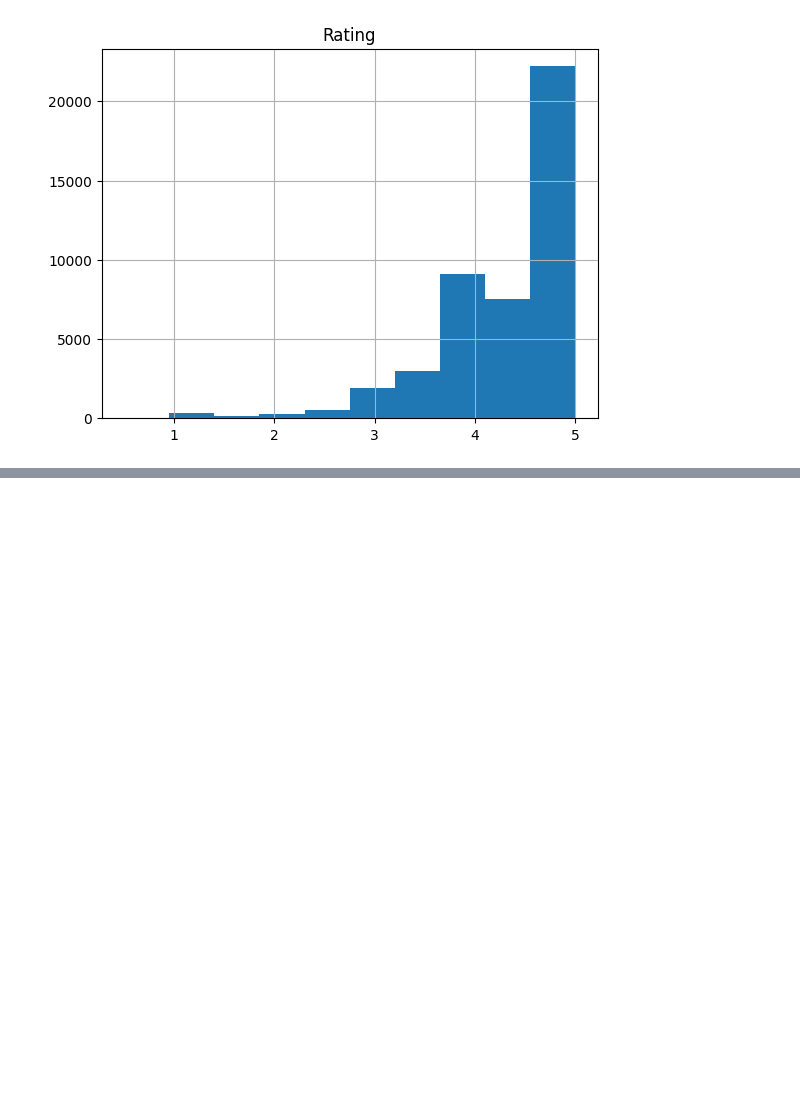
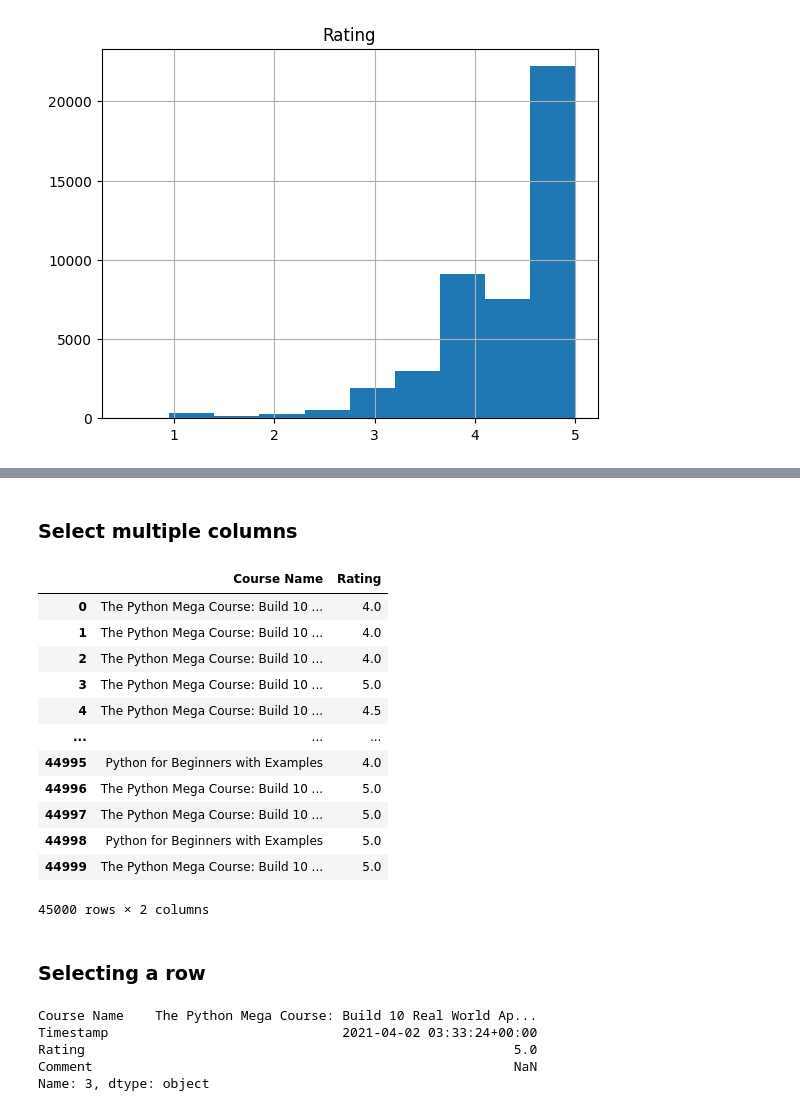
Before and after one commit to Macpdleonr/Python, a Jupyter notebook: Udemy/1Data Analysis and Visualization/reviews.ipynb, the cells around one changed output, grey strips where cells are left out. Drawn from its saved outputs; the diff is of its cells as text; code cells hidden in the pictures; blank space fills up the shorter version.

```diff
--- a/Udemy/1Data Analysis and Visualization/reviews.ipynb
+++ b/Udemy/1Data Analysis and Visualization/reviews.ipynb
@@ -25,0 +47,28 @@ array([[<Axes: title={'center': 'Rating'}>]], dtype=object)
+# %% [markdown]
+### Select multiple columns
+# %%
+data[['Course Name','Rating']]
+# %% [output]
+|  | Course Name | Rating |
+| 0 | The Python Mega Course: Build 10 ... | 4.0 |
+| 1 | The Python Mega Course: Build 10 ... | 4.0 |
+| 2 | The Python Mega Course: Build 10 ... | 4.0 |
+| 3 | The Python Mega Course: Build 10 ... | 5.0 |
+| 4 | The Python Mega Course: Build 10 ... | 4.5 |
+| ... | ... | ... |
+| 44995 | Python for Beginners with Examples | 4.0 |
+| 44996 | The Python Mega Course: Build 10 ... | 5.0 |
+| 44997 | The Python Mega Course: Build 10 ... | 5.0 |
+| 44998 | Python for Beginners with Examples | 5.0 |
+| 44999 | The Python Mega Course: Build 10 ... | 5.0 |
+45000 rows × 2 columns
+# %% [markdown]
+### Selecting a row
+# %%
+data.iloc[3]
+# %% [output]
+Course Name    The Python Mega Course: Build 10 Real World Ap...
+Timestamp                              2021-04-02 03:33:24+00:00
+Rating                                                       5.0
+Comment                                                      NaN
+Name: 3, dtype: object
```
Also changed, not shown: parts of 20 cells of this notebook.
